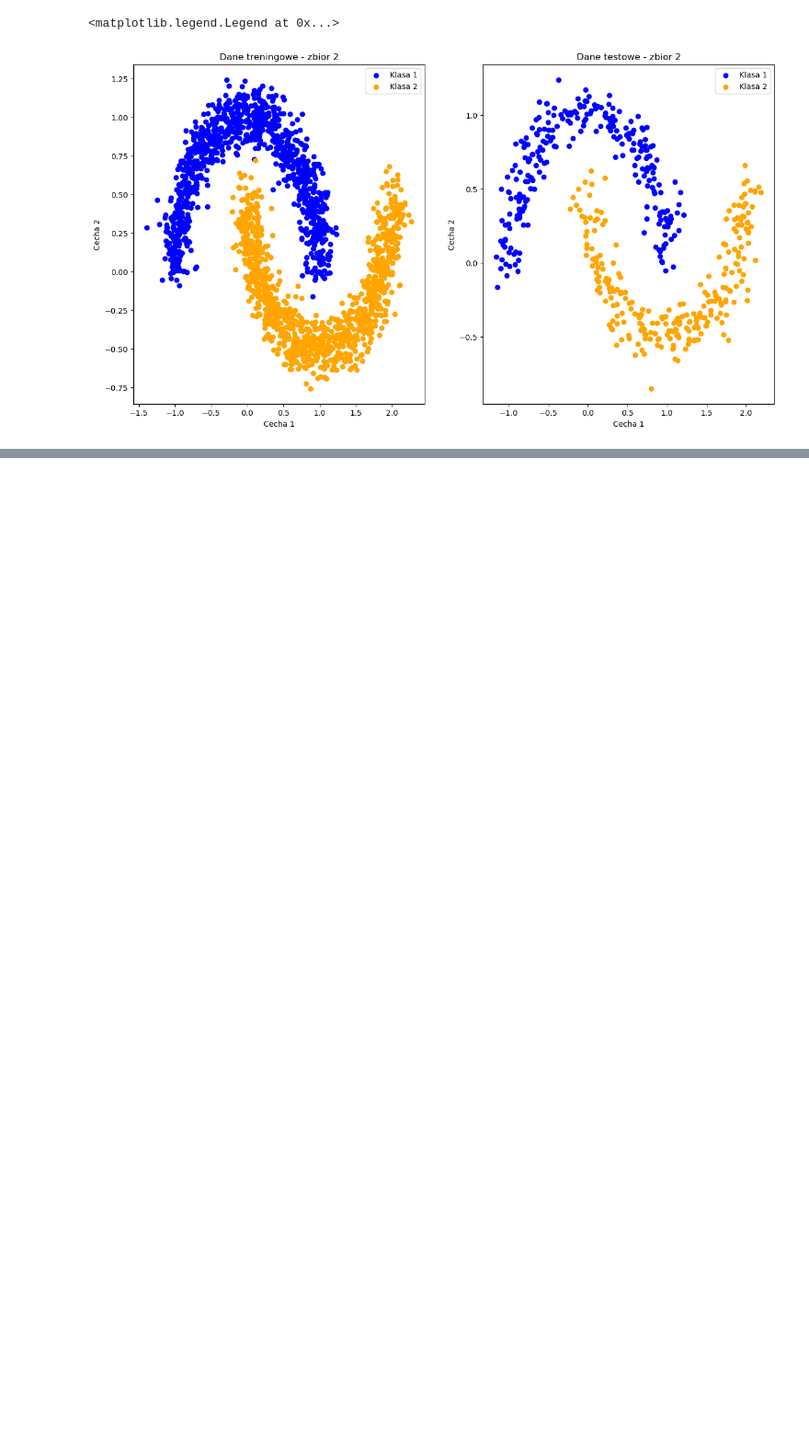
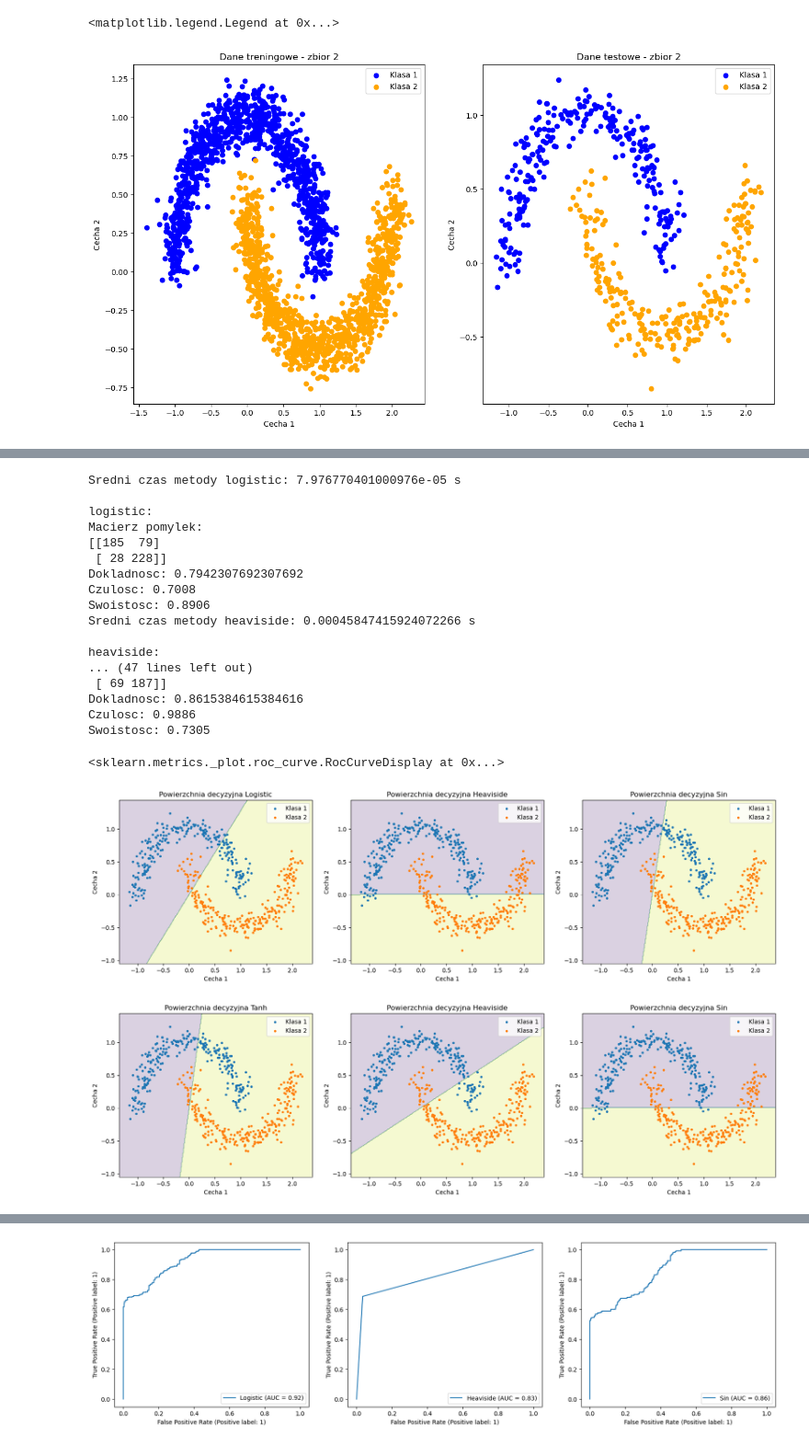
Before and after one commit to HaZhul/ML-models, a Jupyter notebook: 7Neuron/neuron.ipynb, the cells around one changed output, grey strips where cells are left out. Shown at 92% size. Cells and saved outputs as stored; diff of their text form; code cells hidden in the pictures; blank space fills up the shorter version.

```diff
--- a/7Neuron/neuron.ipynb
+++ b/7Neuron/neuron.ipynb
@@ -406,0 +332,58 @@ Swoistosc: 0.9023
+# %%
+model_logistic, y_pred_logistic, y_scores_logistic = neuron_custom(X_train_M, X_test_M, y_train_M, y_test_M, 'logistic')
+model_heaviside, y_pred_heaviside, y_scores_heaviside = neuron_custom(X_train_M, X_test_M, y_train_M, y_test_M, 'heaviside')
+model_sin, y_pred_sin, y_scores_sin = neuron_custom(X_train_M, X_test_M, y_train_M, y_test_M, 'sin')
+model_tanh, y_pred_tanh, y_scores_tanh = neuron_custom(X_train_M, X_test_M, y_train_M, y_test_M, 'tanh')
+model_ReLu, y_pred_ReLu, y_scores_ReLu = neuron_custom(X_train_M, X_test_M, y_train_M, y_test_M, 'ReLu')
+model_sign, y_pred_sign, y_scores_sign = neuron_custom(X_train_M, X_test_M, y_train_M, y_test_M, 'sign')
+model_lReLu, y_pred_lReLu, y_scores_lReLu = neuron_custom(X_train_M, X_test_M, y_train_M, y_test_M, 'lReLu')
+
+plt.figure(figsize=(20, 5))
+plt.subplot(1, 3, 1)
+plot_class(X_test_M, y_test_M, model_logistic, 'Logistic')
+plt.subplot(1, 3, 2)
+plot_class(X_test_M, y_test_M, model_heaviside, 'Heaviside')
+plt.subplot(1, 3, 3)
+plot_class(X_test_M, y_test_M, model_sin, 'Sin')
+plt.figure(figsize=(20, 5))
+plt.subplot(1, 3, 1)
+plot_class(X_test_M, y_test_M, model_tanh, 'Tanh')
+plt.subplot(1, 3, 2)
+plot_class(X_test_M, y_test_M, model_ReLu, 'Heaviside')
+plt.subplot(1, 3, 3)
+plot_class(X_test_M, y_test_M, model_sign, 'Sign')
+plt.figure(figsize=(20, 5))
+plt.subplot(1, 3, 1)
+plot_class(X_test_M, y_test_M, model_lReLu, 'lReLu')
+
+_, axs = plt.subplots(1, 3, figsize=(20, 5))
+RocCurveDisplay.from_predictions(y_test_M, y_scores_logistic, name='Logistic', ax=axs[0])
+RocCurveDisplay.from_predictions(y_test_M, y_scores_heaviside, name='Heaviside', ax=axs[1])
+RocCurveDisplay.from_predictions(y_test_M, y_scores_sin, name='Sin', ax=axs[2])
+_, axs = plt.subplots(1, 3, figsize=(20, 5))
+RocCurveDisplay.from_predictions(y_test_M, y_scores_tanh, name='Tanh', ax=axs[0])
+RocCurveDisplay.from_predictions(y_test_M, y_scores_ReLu, name='ReLu', ax=axs[1])
+RocCurveDisplay.from_predictions(y_test_M, y_scores_sign, name='Sign', ax=axs[2])
+_, axs = plt.subplots(1, 1, figsize=(6, 5))
+RocCurveDisplay.from_predictions(y_test_M, y_scores_lReLu, name='lReLu', ax=axs)
+# %% [output]
+Sredni czas metody logistic: 7.976770401000976e-05 s
+
+logistic:
+Macierz pomylek:
+[[185  79]
+ [ 28 228]]
+Dokladnosc: 0.7942307692307692
+Czulosc: 0.7008
+Swoistosc: 0.8906
+Sredni czas metody heaviside: 0.00045847415924072266 s
+
+heaviside:
+... (47 lines left out)
+ [ 69 187]]
+Dokladnosc: 0.8615384615384616
+Czulosc: 0.9886
+Swoistosc: 0.7305
+<sklearn.metrics._plot.roc_curve.RocCurveDisplay at 0x...>
+[figure, added]
+[figure, added]
@@ -406,0 +391 @@ Swoistosc: 0.9023
+[figure, added]
```
Also changed, not shown: parts of 12 cells of this notebook.
